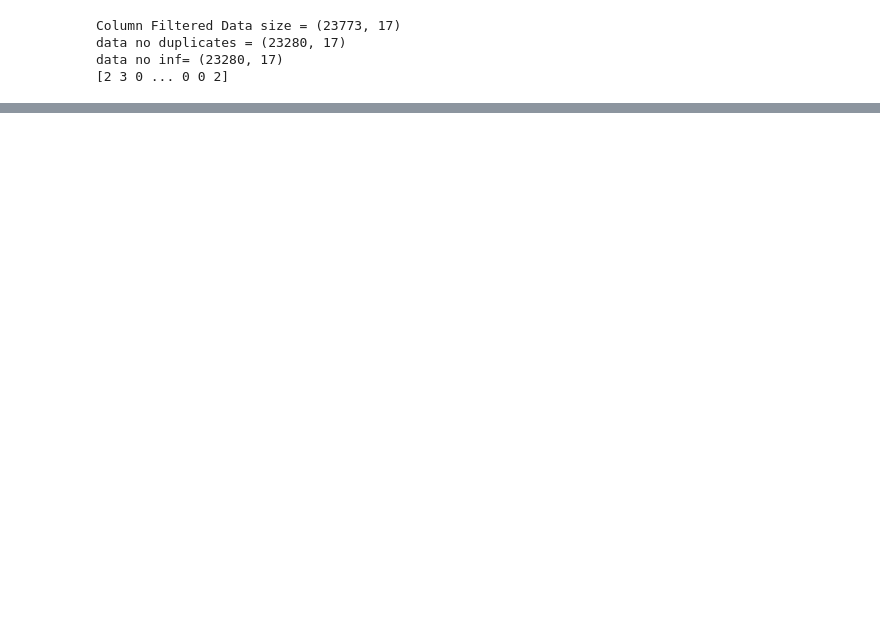
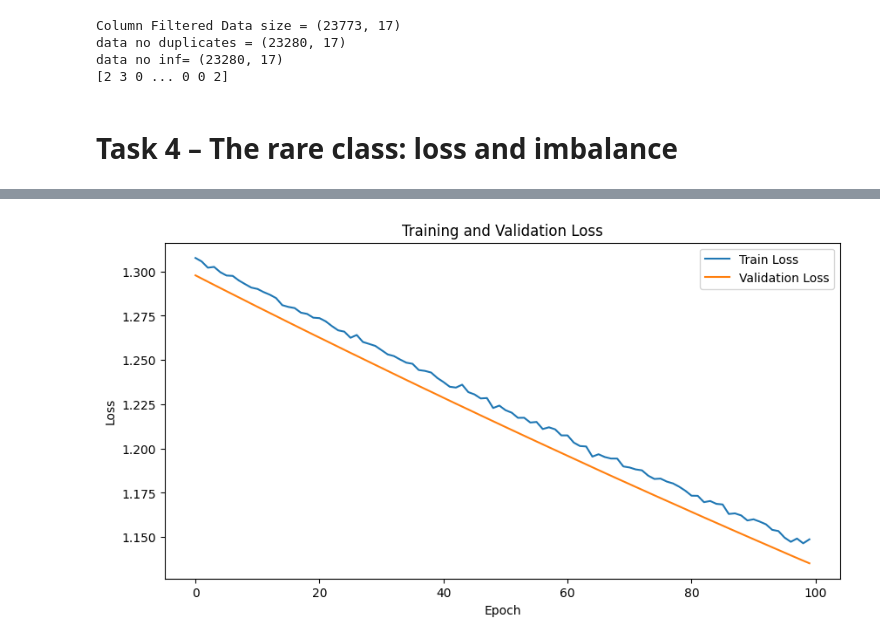
Before and after one commit to max-power-126/lab1_FFNN, a Jupyter notebook: main.ipynb, the cells around one changed output, grey strips where cells are left out. Drawn from its saved outputs; the diff is of its cells as text; code cells hidden in the pictures; blank space fills up the shorter version.

Commit message:
Add Task 4

```diff
--- a/main.ipynb
+++ b/main.ipynb
@@ -664,3 +667,27 @@ Column Filtered Data size = (23773, 17)
 data no duplicates = (23280, 17)
 data no inf= (23280, 17)
 [2 3 0 ... 0 0 2]
+# %% [markdown]
+# Task 4 – The rare class: loss and imbalance
+# %%
+# Create DataLoader
+train_dataset = TensorDataset(X_train_tensor, y_train_tensor)
+val_dataset = TensorDataset(X_val_tensor, y_val_tensor)
+test_dataset = TensorDataset(X_test_tensor, y_test_tensor)
+
+train_loader = DataLoader(train_dataset, batch_size=batch_size, shuffle=True)
+val_loader = DataLoader(val_dataset, batch_size=batch_size, shuffle=False)
+test_loader = DataLoader(test_dataset, batch_size=batch_size, shuffle=False)
+# %%
+# Initialize the model, loss function, and optimizer
+n_features = X_train_tensor.shape[1]
+n_classes = 4
+model = ffnn(n_features, n_classes)
+model = model.to(device)
+class_weights = compute_class_weight(class_weight="balanced", classes=np.unique(y), y=y)
+class_weights = torch.tensor(class_weights, dtype=torch.float32).to(device)
+criterion = nn.CrossEntropyLoss(weight=class_weights) # <---------------
+optimizer = optimizer_algo(model.parameters(), lr=learning_rate)
+# %%
+training_loop(model, train_loader, val_loader, train_dataset, val_dataset, device, optimizer, criterion, epochs, min_delta, patience)
+# %% [output]
@@ -666,0 +700 @@ data no inf= (23280, 17)
+[figure, added]
```
Also changed, not shown: parts of 20 cells of this notebook.
